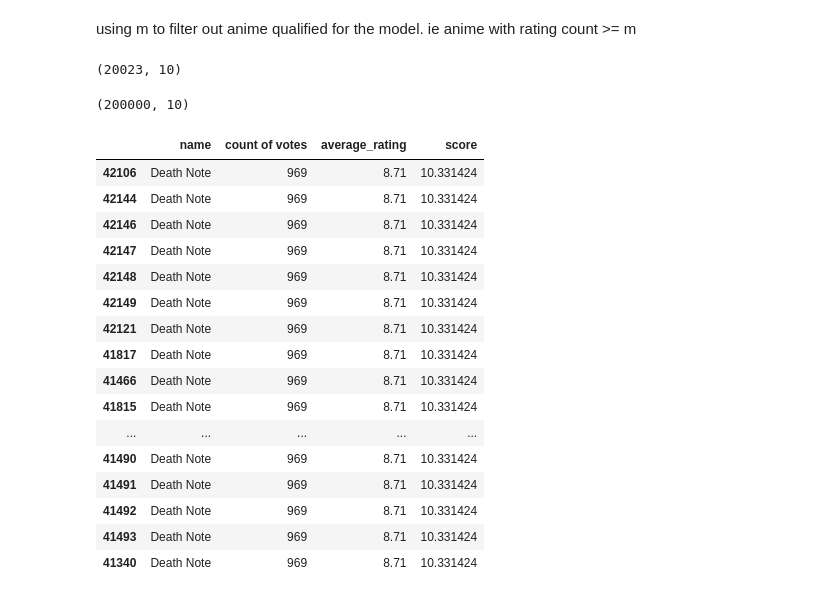
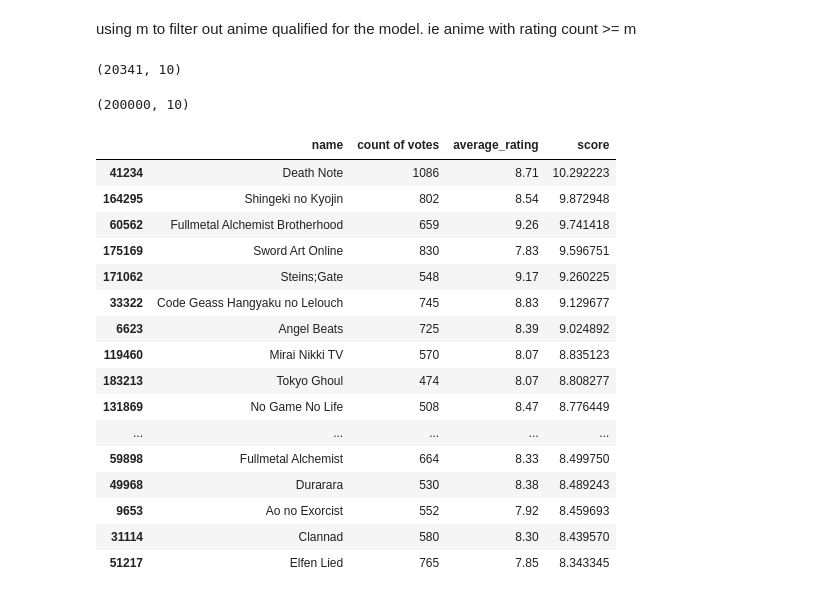
Before and after one commit to Pydare/Anime-Recommender-System, a Jupyter notebook: anime_weighted.ipynb, the cells around one changed output. Cells and saved outputs as stored; diff of their text form; code cells hidden in the pictures.

```diff
--- a/anime_weighted.ipynb
+++ b/anime_weighted.ipynb
@@ -61,0 +66,4 @@ ratings.head()
+# %%
+#dropping all rows with rating value of -1. ie. the user_id did not rate the anime
+ratings = ratings[ratings['rating'] != -1]
+len(ratings)
@@ -247,7 +257,7 @@ using m to filter out anime qualified for the model. ie anime with rating count
 q_anime = df_merged.copy().loc[df_merged['count of votes'] >= m]
 q_anime.shape
 # %% [output]
-(20023, 10)
+(20341, 10)
 # %%
 df_merged.shape
 # %% [output]
@@ -265,25 +275,27 @@ def weighted_rating(x, m=m, C=C):
 q_anime['score'] = q_anime.apply(weighted_rating, axis=1)
 # %%
 #Sort anime based on score calculated above
+
 q_anime = q_anime.sort_values('score', ascending=False)
+q_anime = q_anime.drop_duplicates(subset=['name'])
 
 #Print the top 15 movies
 q_anime[['name', 'count of votes', 'average_rating', 'score']].head(20)
 # %% [output]
 |  | name | count of votes | average_rating | score |
-| 42106 | Death Note | 969 | 8.71 | 10.331424 |
-| 42144 | Death Note | 969 | 8.71 | 10.331424 |
-| 42146 | Death Note | 969 | 8.71 | 10.331424 |
-| 42147 | Death Note | 969 | 8.71 | 10.331424 |
-| 42148 | Death Note | 969 | 8.71 | 10.331424 |
-| 42149 | Death Note | 969 | 8.71 | 10.331424 |
-| 42121 | Death Note | 969 | 8.71 | 10.331424 |
-| 41817 | Death Note | 969 | 8.71 | 10.331424 |
-| 41466 | Death Note | 969 | 8.71 | 10.331424 |
-| 41815 | Death Note | 969 | 8.71 | 10.331424 |
+| 41234 | Death Note | 1086 | 8.71 | 10.292223 |
+| 164295 | Shingeki no Kyojin | 802 | 8.54 | 9.872948 |
+| 60562 | Fullmetal Alchemist Brotherhood | 659 | 9.26 | 9.741418 |
+| 175169 | Sword Art Online | 830 | 7.83 | 9.596751 |
+| 171062 | Steins;Gate | 548 | 9.17 | 9.260225 |
+| 33322 | Code Geass Hangyaku no Lelouch | 745 | 8.83 | 9.129677 |
+| 6623 | Angel Beats | 725 | 8.39 | 9.024892 |
+| 119460 | Mirai Nikki TV | 570 | 8.07 | 8.835123 |
+| 183213 | Tokyo Ghoul | 474 | 8.07 | 8.808277 |
+| 131869 | No Game No Life | 508 | 8.47 | 8.776449 |
 | ... | ... | ... | ... | ... |
-| 41490 | Death Note | 969 | 8.71 | 10.331424 |
-| 41491 | Death Note | 969 | 8.71 | 10.331424 |
-| 41492 | Death Note | 969 | 8.71 | 10.331424 |
-| 41493 | Death Note | 969 | 8.71 | 10.331424 |
-| 41340 | Death Note | 969 | 8.71 | 10.331424 |
+| 59898 | Fullmetal Alchemist | 664 | 8.33 | 8.499750 |
+| 49968 | Durarara | 530 | 8.38 | 8.489243 |
+| 9653 | Ao no Exorcist | 552 | 7.92 | 8.459693 |
+| 31114 | Clannad | 580 | 8.30 | 8.439570 |
+| 51217 | Elfen Lied | 765 | 7.85 | 8.343345 |
```
Also changed, not shown: parts of 22 cells of this notebook.
